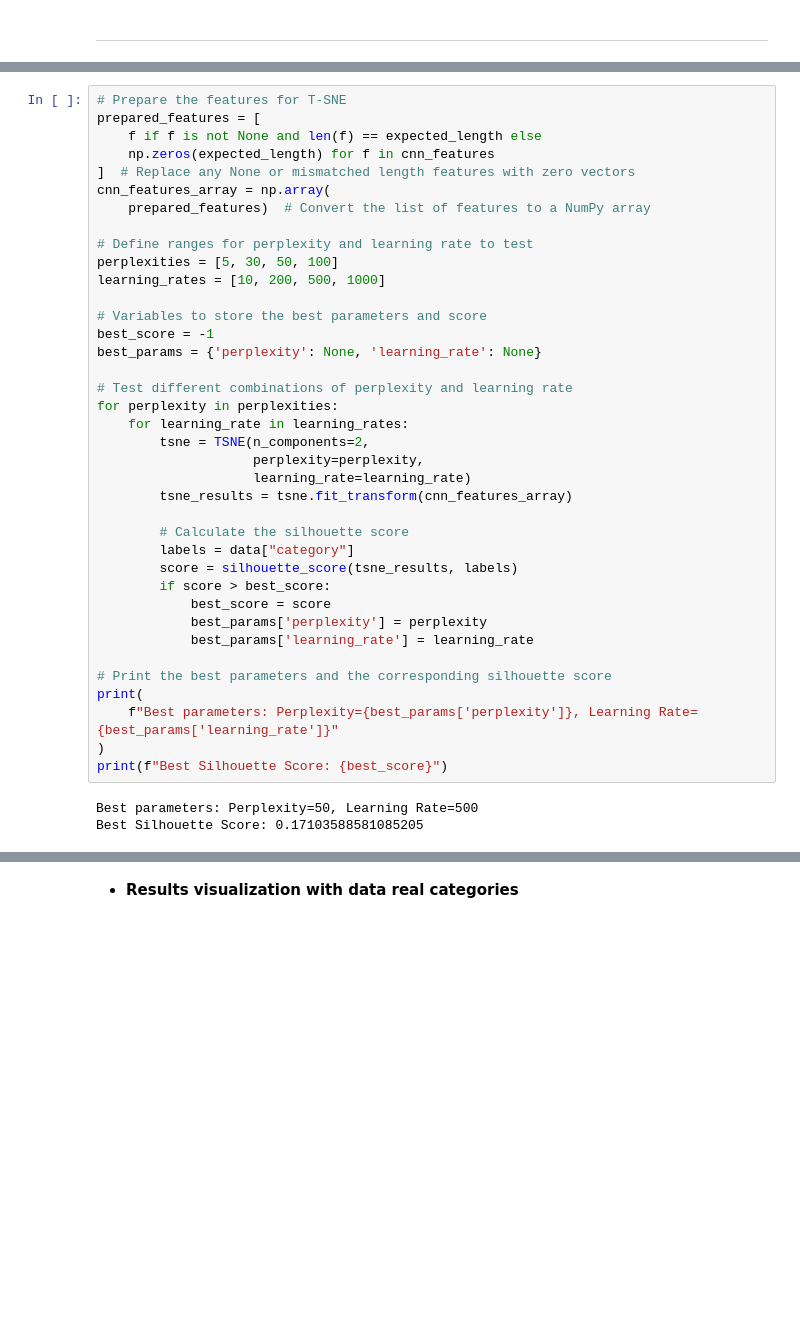
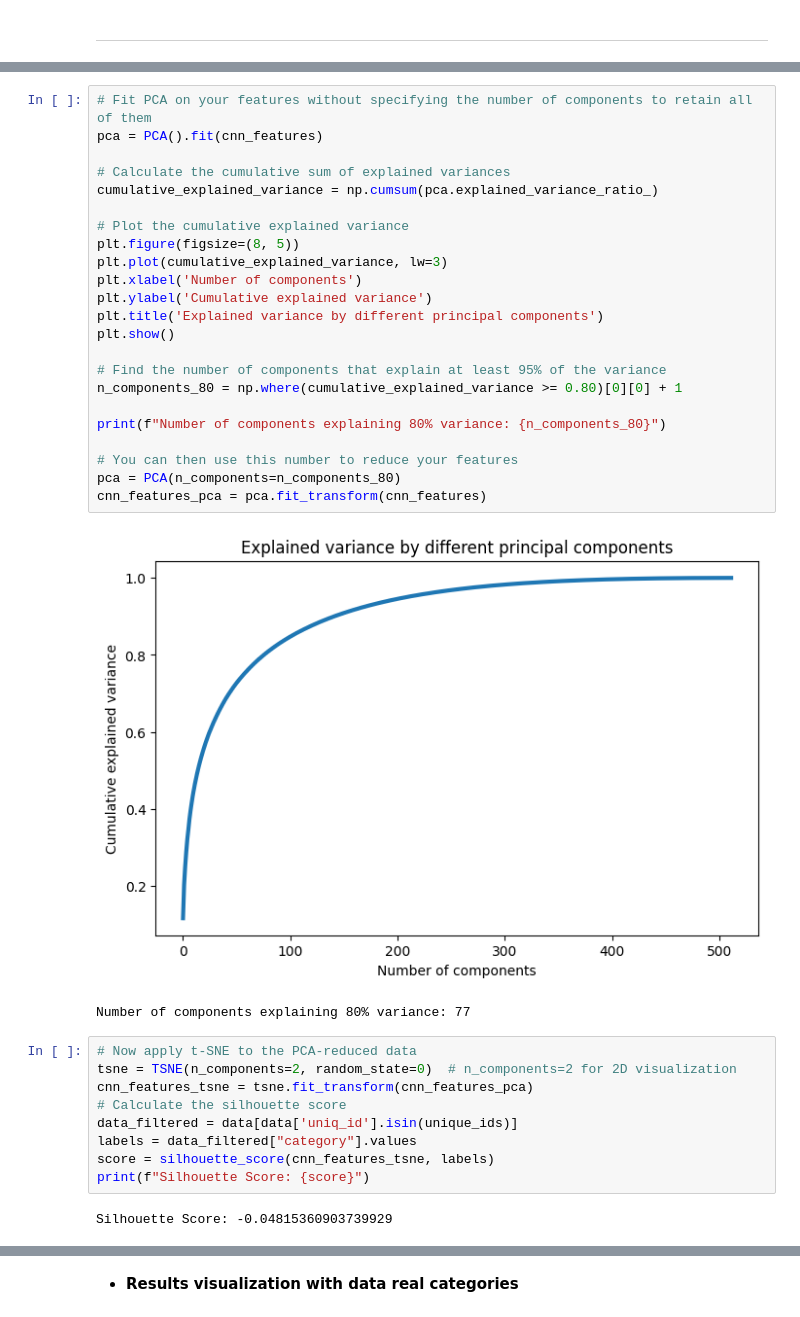
Before and after one commit to donia-nefiz/automatically-classify-consumer-goods, a Jupyter notebook: Nefiz_Donia_1_notebook_extraction_faisaibilite_part_2.ipynb, the cells around one changed output, grey strips where cells are left out. Saved outputs shown, nothing was run; the diff lists cells and outputs as text; blank space fills up the shorter version.

```diff
--- a/Nefiz_Donia_1_notebook_extraction_faisaibilite_part_2.ipynb
+++ b/Nefiz_Donia_1_notebook_extraction_faisaibilite_part_2.ipynb
@@ -351,41 +306,37 @@ Expected length of each feature is: 4096
+# %%
+# Fit PCA on your features without specifying the number of components to retain all of them
+pca = PCA().fit(cnn_features)
+
+# Calculate the cumulative sum of explained variances
+cumulative_explained_variance = np.cumsum(pca.explained_variance_ratio_)
+
+# Plot the cumulative explained variance
+plt.figure(figsize=(8, 5))
+plt.plot(cumulative_explained_variance, lw=3)
+plt.xlabel('Number of components')
+plt.ylabel('Cumulative explained variance')
+plt.title('Explained variance by different principal components')
+plt.show()
+
+# Find the number of components that explain at least 95% of the variance
+n_components_80 = np.where(cumulative_explained_variance >= 0.80)[0][0] + 1
+
+print(f"Number of components explaining 80% variance: {n_components_80}")
+
+# You can then use this number to reduce your features
+pca = PCA(n_components=n_components_80)
+cnn_features_pca = pca.fit_transform(cnn_features)
+# %% [output]
+[figure, added]
+Number of components explaining 80% variance: 77
 # %%
-# Prepare the features for T-SNE
-prepared_features = [
-    f if f is not None and len(f) == expected_length else
-    np.zeros(expected_length) for f in cnn_features
-]  # Replace any None or mismatched length features with zero vectors
-cnn_features_array = np.array(
-    prepared_features)  # Convert the list of features to a NumPy array
-
-# Define ranges for perplexity and learning rate to test
-perplexities = [5, 30, 50, 100]
-learning_rates = [10, 200, 500, 1000]
-
-# Variables to store the best parameters and score
-best_score = -1
-best_params = {'perplexity': None, 'learning_rate': None}
-
-# Test different combinations of perplexity and learning rate
-for perplexity in perplexities:
-    for learning_rate in learning_rates:
-        tsne = TSNE(n_components=2,
-                    perplexity=perplexity,
-                    learning_rate=learning_rate)
-        tsne_results = tsne.fit_transform(cnn_features_array)
-
-        # Calculate the silhouette score
-        labels = data["category"]
-        score = silhouette_score(tsne_results, labels)
-        if score > best_score:
-            best_score = score
-            best_params['perplexity'] = perplexity
-            best_params['learning_rate'] = learning_rate
-
-# Print the best parameters and the corresponding silhouette score
-print(
-    f"Best parameters: Perplexity={best_params['perplexity']}, Learning Rate={best_params['learning_rate']}"
-)
-print(f"Best Silhouette Score: {best_score}")
+# Now apply t-SNE to the PCA-reduced data
+tsne = TSNE(n_components=2, random_state=0)  # n_components=2 for 2D visualization
+cnn_features_tsne = tsne.fit_transform(cnn_features_pca)
+# Calculate the silhouette score
+data_filtered = data[data['uniq_id'].isin(unique_ids)]
+labels = data_filtered["category"].values
+score = silhouette_score(cnn_features_tsne, labels)
+print(f"Silhouette Score: {score}")
 # %% [output]
-Best parameters: Perplexity=50, Learning Rate=500
-Best Silhouette Score: 0.17103588581085205
+Silhouette Score: -0.04815360903739929
```
Also changed, not shown: parts of 42 cells of this notebook.
